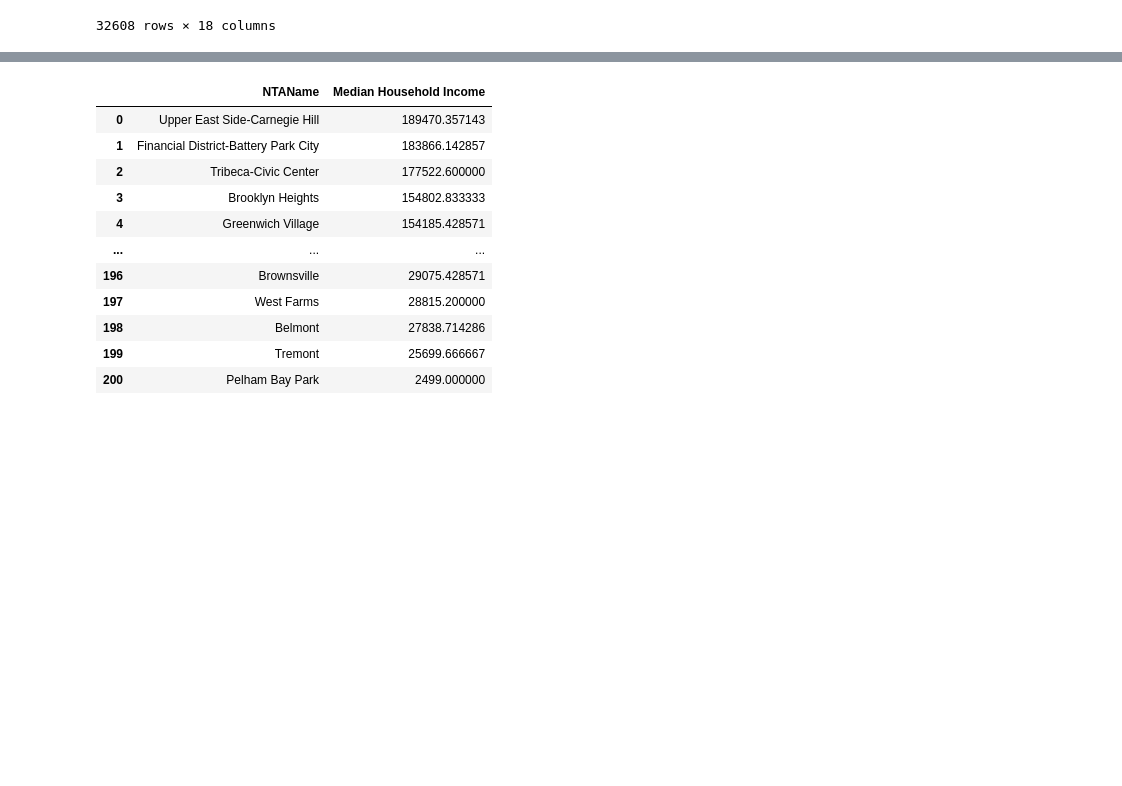
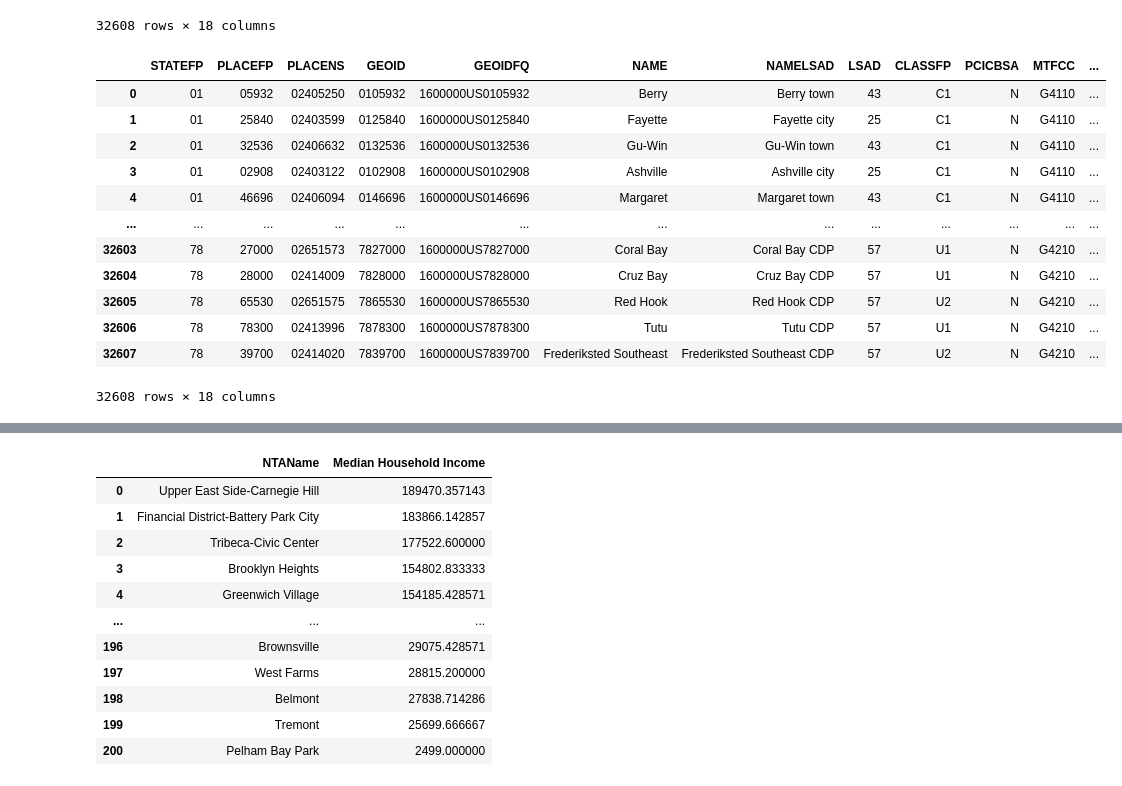
Before and after one commit to mcuringa/cartopy, a Jupyter notebook: notebooks/metro-census.ipynb, the cells around one changed output, grey strips where cells are left out. Drawn from its saved outputs; the diff is of its cells as text; code cells hidden in the pictures; blank space fills up the shorter version.

```diff
--- a/notebooks/metro-census.ipynb
+++ b/notebooks/metro-census.ipynb
@@ -180,6 +209,25 @@ tiger = pd.concat(results)
 # %%
 # tiger = gpd.GeoDataFrame(tiger)
 tiger.to_file("../data/tiger_places_2023.geojson", driver="GeoJSON")
+# %%
+# create a new (lat,long) Point for New York City
+from shapely.geometry import Point
+tiger = gpd.read_file("../data/tiger_places_2023.geojson")
+tiger
+# %% [output]
+|  | STATEFP | PLACEFP | PLACENS | GEOID | GEOIDFQ | NAME | NAMELSAD | LSAD | CLASSFP | PCICBSA | MTFCC | ... |
+| 0 | 01 | 05932 | 02405250 | 0105932 | 1600000US0105932 | Berry | Berry town | 43 | C1 | N | G4110 | ... |
+| 1 | 01 | 25840 | 02403599 | 0125840 | 1600000US0125840 | Fayette | Fayette city | 25 | C1 | N | G4110 | ... |
+| 2 | 01 | 32536 | 02406632 | 0132536 | 1600000US0132536 | Gu-Win | Gu-Win town | 43 | C1 | N | G4110 | ... |
+| 3 | 01 | 02908 | 02403122 | 0102908 | 1600000US0102908 | Ashville | Ashville city | 25 | C1 | N | G4110 | ... |
+| 4 | 01 | 46696 | 02406094 | 0146696 | 1600000US0146696 | Margaret | Margaret town | 43 | C1 | N | G4110 | ... |
+| ... | ... | ... | ... | ... | ... | ... | ... | ... | ... | ... | ... | ... |
+| 32603 | 78 | 27000 | 02651573 | 7827000 | 1600000US7827000 | Coral Bay | Coral Bay CDP | 57 | U1 | N | G4210 | ... |
+| 32604 | 78 | 28000 | 02414009 | 7828000 | 1600000US7828000 | Cruz Bay | Cruz Bay CDP | 57 | U1 | N | G4210 | ... |
+| 32605 | 78 | 65530 | 02651575 | 7865530 | 1600000US7865530 | Red Hook | Red Hook CDP | 57 | U2 | N | G4210 | ... |
+| 32606 | 78 | 78300 | 02413996 | 7878300 | 1600000US7878300 | Tutu | Tutu CDP | 57 | U1 | N | G4210 | ... |
+| 32607 | 78 | 39700 | 02414020 | 7839700 | 1600000US7839700 | Frederiksted Southeast | Frederiksted Southeast CDP | 57 | U2 | N | G4210 | ... |
+32608 rows × 18 columns
 # %%
 
 a = tiger.GEOIDFQ.unique()
```
Also changed, not shown: parts of 7 cells of this notebook, 9 other files.
